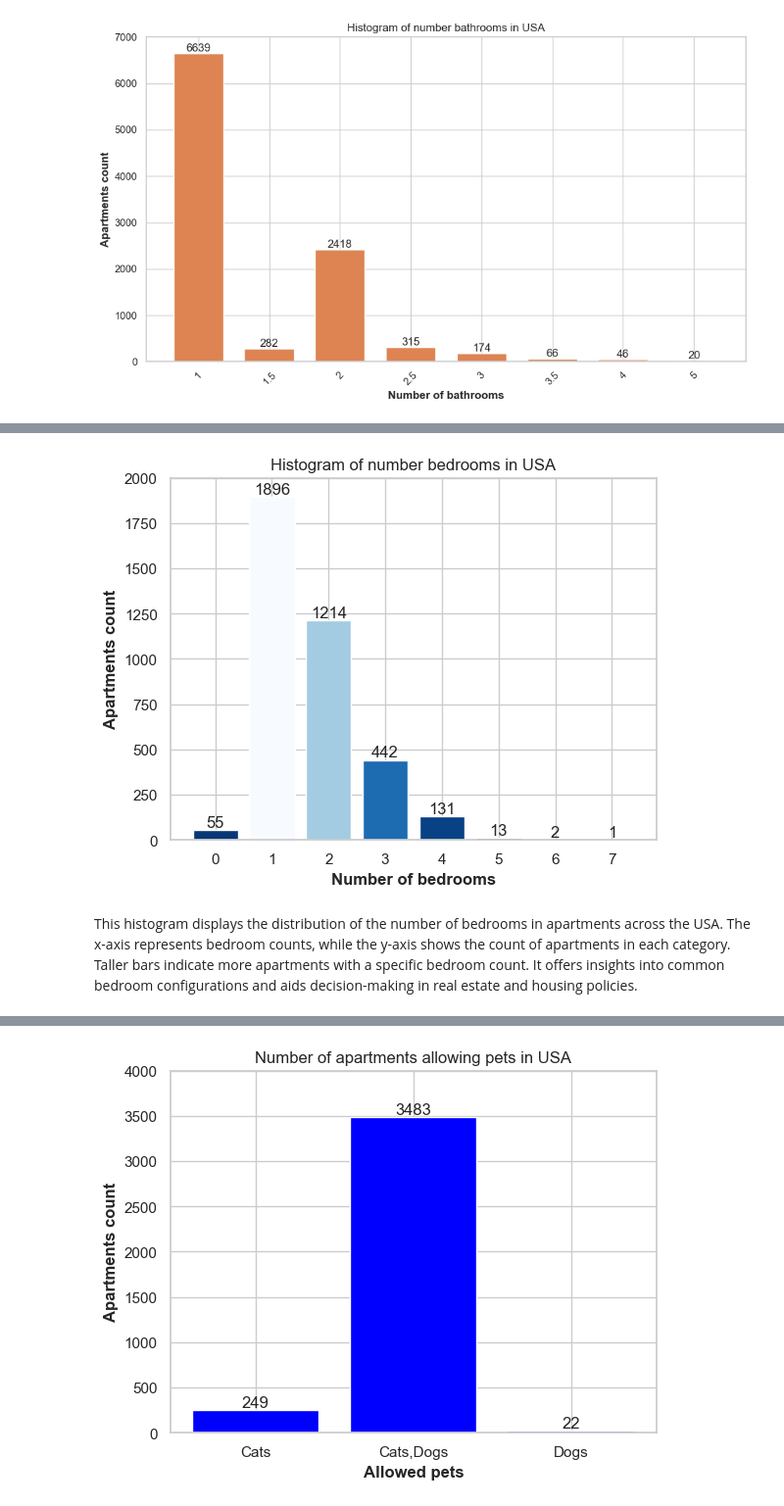
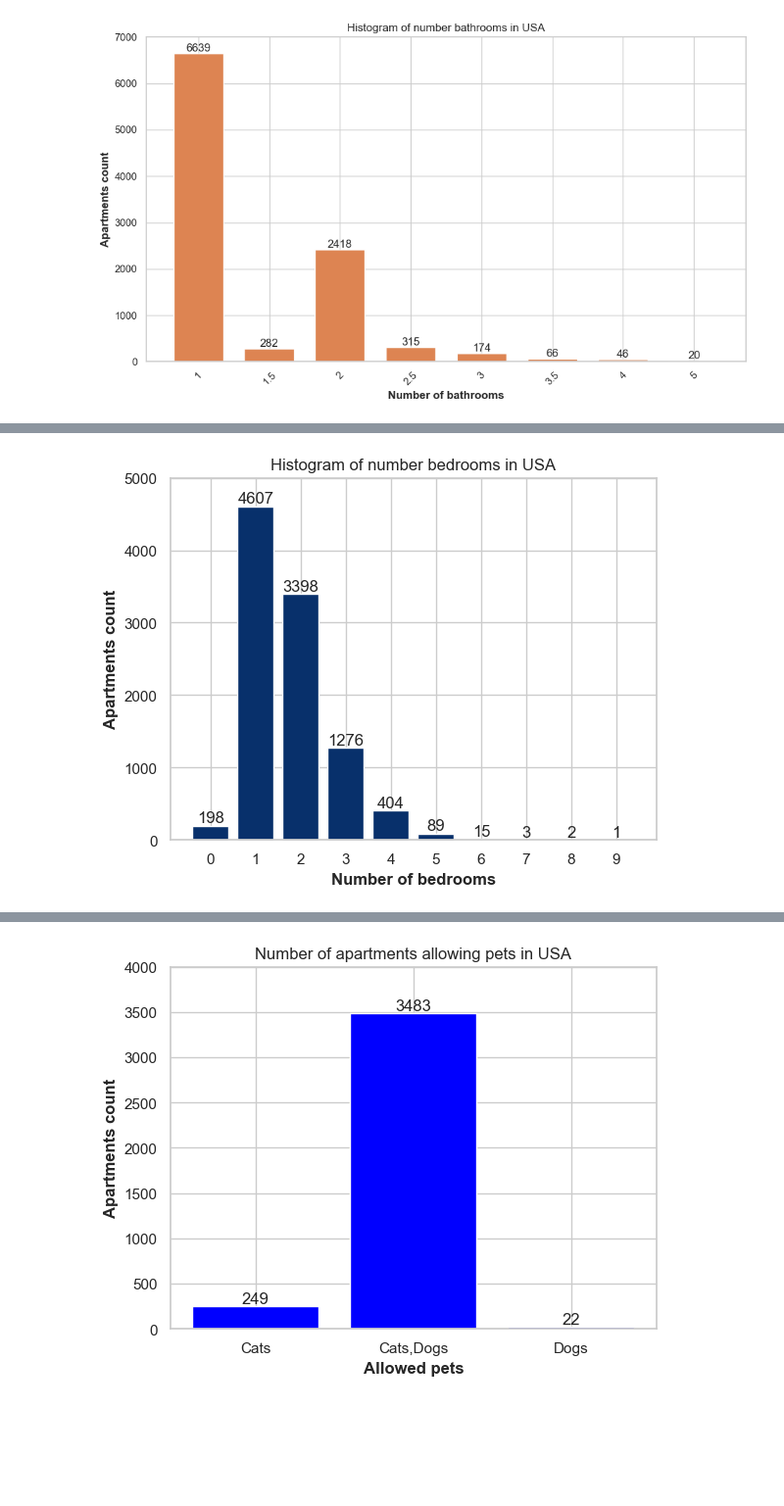
Before and after one commit to borisov5/Data-Science-June-2023, a Jupyter notebook: exam project/Ivelin_Borisov_project.ipynb, the cells around one changed output, grey strips where cells are left out. Shown at 98% size. Saved outputs shown, nothing was run; the diff lists cells and outputs as text; code cells hidden in the pictures; blank space fills up the shorter version.

```diff
--- a/exam project/Ivelin_Borisov_project.ipynb
+++ b/exam project/Ivelin_Borisov_project.ipynb
@@ -560,23 +601,26 @@ The histogram titled "Histogram of Number of Bathrooms in USA" displays the dist
 # %%
 fig, ax = plt.subplots()
 
 numbers = new_apartments_usa['bedrooms'].sort_values().unique()
 values = new_apartments_usa['bedrooms'].value_counts().sort_index()
 
 cool_cmap = plt.get_cmap('Blues_r')
 normalize = mcolors.Normalize(vmin=min(values), vmax=max(values))
 
-ax.bar(numbers, values, color=cool_cmap(normalize(values)))
+# Create a color array based on normalized values
+colors = [cool_cmap(normalize(value)) for value in values.index]
+
+ax.bar(values.index, values, color=colors)
 ax.set_ylabel("Apartments count", fontweight='bold')
 ax.set_xlabel("Number of bedrooms", fontweight='bold')
 ax.set_title('Histogram of number bedrooms in USA')
-ax.set_ylim(0, 2000)
+ax.set_ylim(0, 5000)
+ax.set_xticks(range(10))
+ax.set_xticklabels(range(10))
 
 for i, v in enumerate(values):
-    ax.text(numbers[i], v, str(v), ha='center', va='bottom')
+    ax.text(values.index[i], v, str(v), ha='center', va='bottom')
 
 plt.show()
 # %% [output]
-[figure, old version]
+[figure, new version]
-# %% [markdown]
-This histogram displays the distribution of the number of bedrooms in apartments across the USA. The x-axis represents bedroom counts, while the y-axis shows the count of apartments in each category. Taller bars indicate more apartments with a specific bedroom count. It offers insights into common bedroom configurations and aids decision-making in real estate and housing policies.
```
Also changed, not shown: parts of 51 cells of this notebook.
